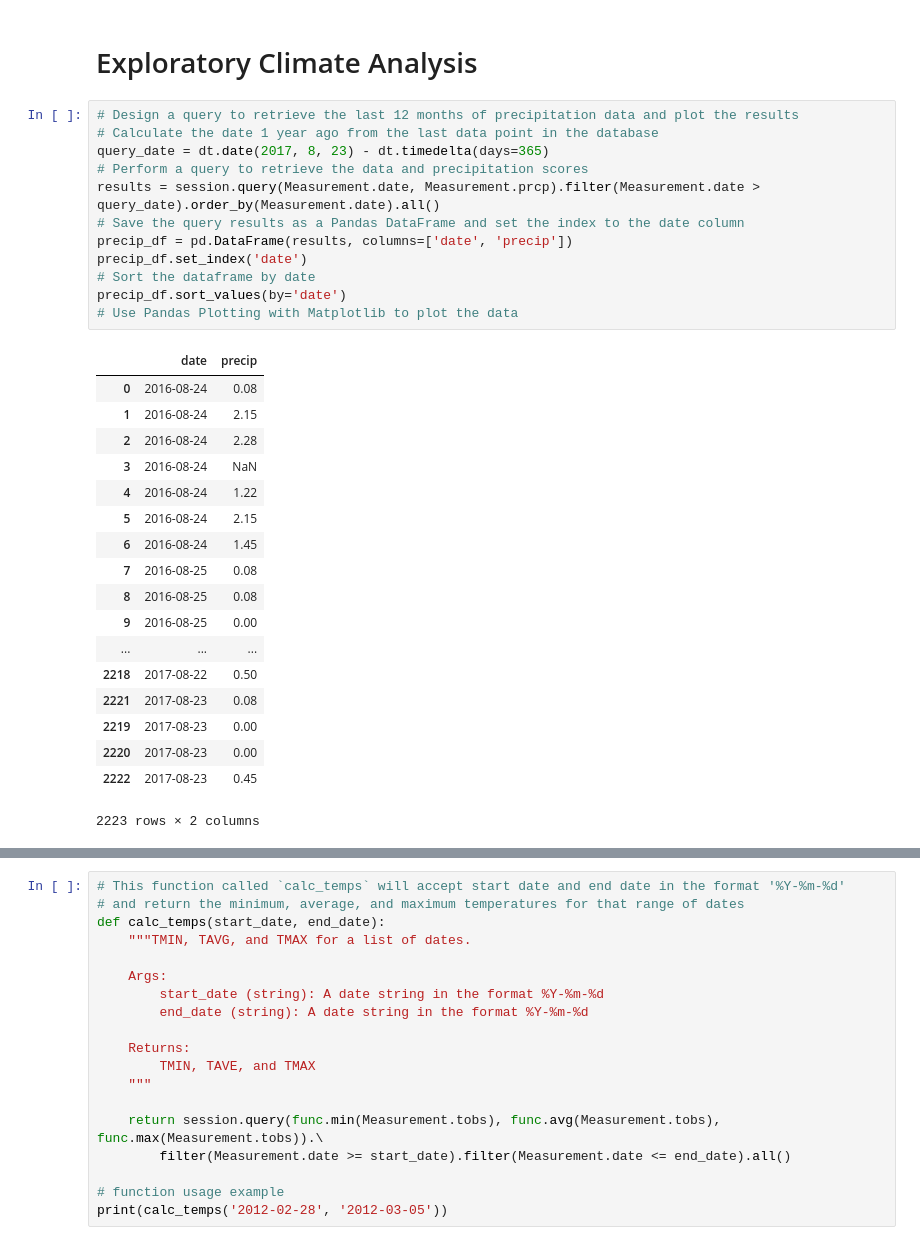
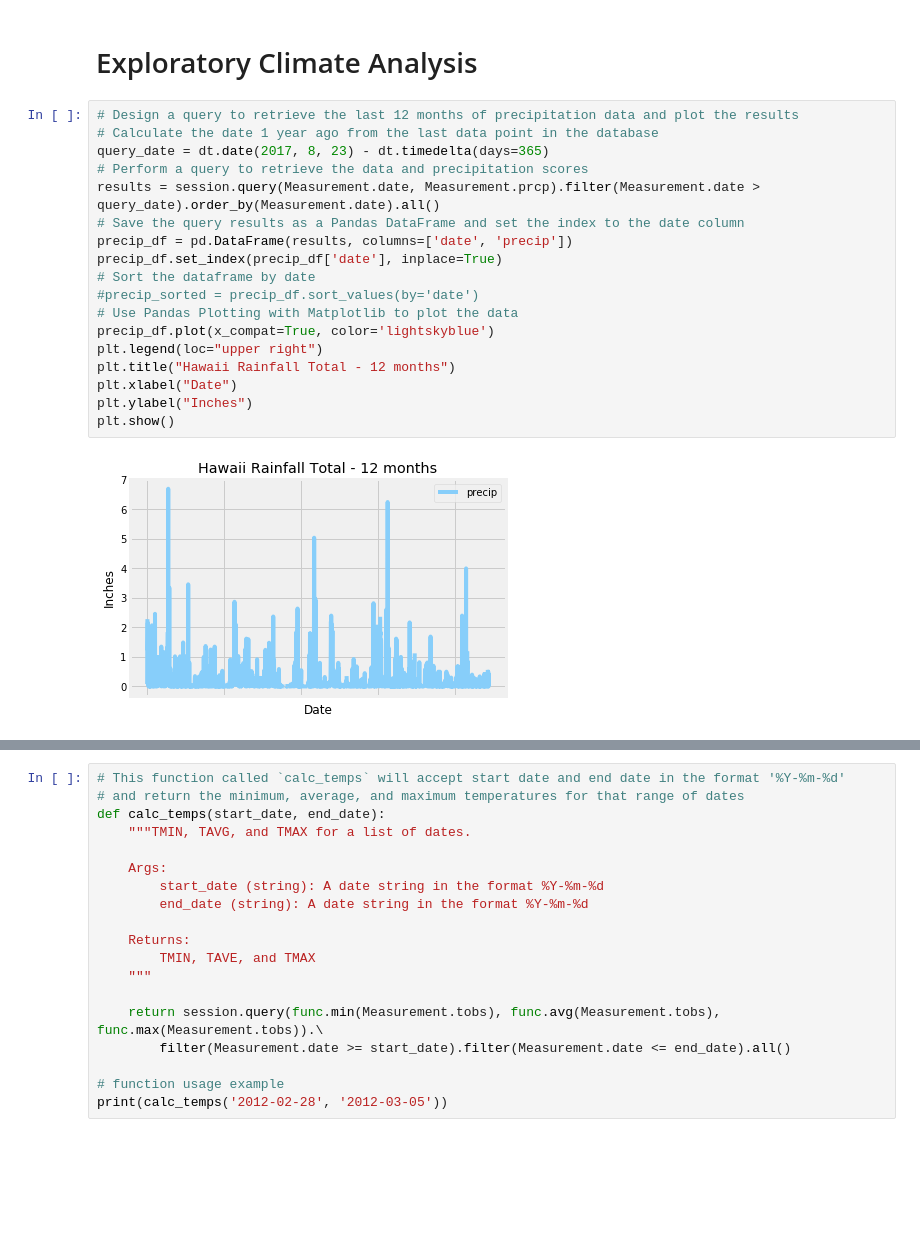
Before and after one commit to ptsande/ClimateAnalysisSQLAlchemy, a Jupyter notebook: SQLAlchemyHIWeather.ipynb, the cells around one changed output, grey strips where cells are left out. Saved outputs shown, nothing was run; the diff lists cells and outputs as text; blank space fills up the shorter version.

```diff
--- a/SQLAlchemyHIWeather.ipynb
+++ b/SQLAlchemyHIWeather.ipynb
@@ -45,31 +45,20 @@ print(final_date)
 # %%
 # Design a query to retrieve the last 12 months of precipitation data and plot the results
 # Calculate the date 1 year ago from the last data point in the database
 query_date = dt.date(2017, 8, 23) - dt.timedelta(days=365)
 # Perform a query to retrieve the data and precipitation scores
 results = session.query(Measurement.date, Measurement.prcp).filter(Measurement.date > query_date).order_by(Measurement.date).all()
 # Save the query results as a Pandas DataFrame and set the index to the date column
 precip_df = pd.DataFrame(results, columns=['date', 'precip'])
-precip_df.set_index('date')
+precip_df.set_index(precip_df['date'], inplace=True)
 # Sort the dataframe by date
-precip_df.sort_values(by='date')
+#precip_sorted = precip_df.sort_values(by='date')
 # Use Pandas Plotting with Matplotlib to plot the data
+precip_df.plot(x_compat=True, color='lightskyblue')
+plt.legend(loc="upper right")
+plt.title("Hawaii Rainfall Total - 12 months")
+plt.xlabel("Date")
+plt.ylabel("Inches")
+plt.show()
 # %% [output]
-|  | date | precip |
-| 0 | 2016-08-24 | 0.08 |
-| 1 | 2016-08-24 | 2.15 |
-| 2 | 2016-08-24 | 2.28 |
-| 3 | 2016-08-24 | NaN |
-| 4 | 2016-08-24 | 1.22 |
-| 5 | 2016-08-24 | 2.15 |
-| 6 | 2016-08-24 | 1.45 |
-| 7 | 2016-08-25 | 0.08 |
-| 8 | 2016-08-25 | 0.08 |
-| 9 | 2016-08-25 | 0.00 |
-| ... | ... | ... |
-| 2218 | 2017-08-22 | 0.50 |
-| 2221 | 2017-08-23 | 0.08 |
-| 2219 | 2017-08-23 | 0.00 |
-| 2220 | 2017-08-23 | 0.00 |
-| 2222 | 2017-08-23 | 0.45 |
-2223 rows × 2 columns
+[figure, added]
```
Also changed, not shown: parts of 12 cells of this notebook.
